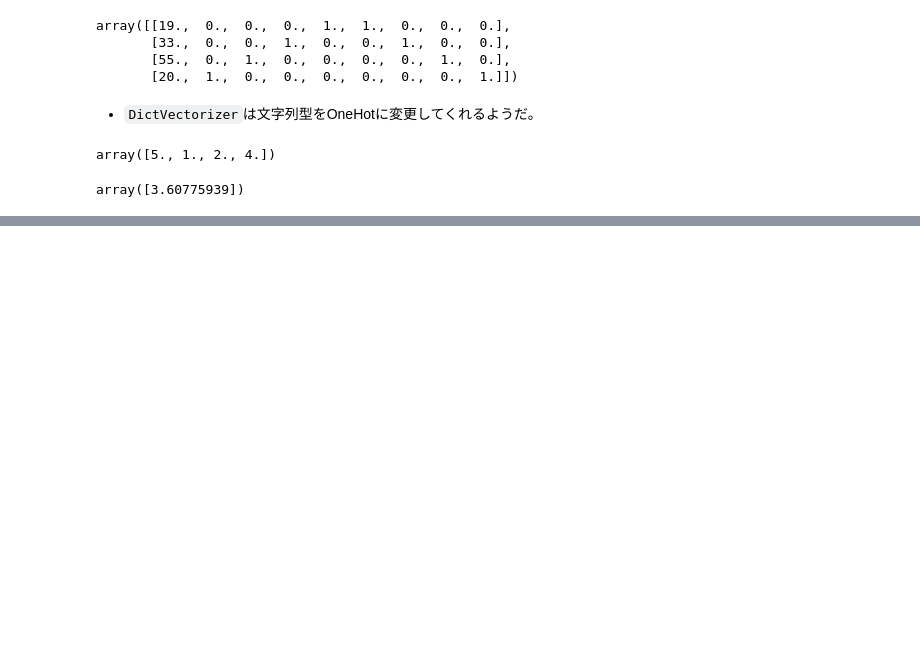
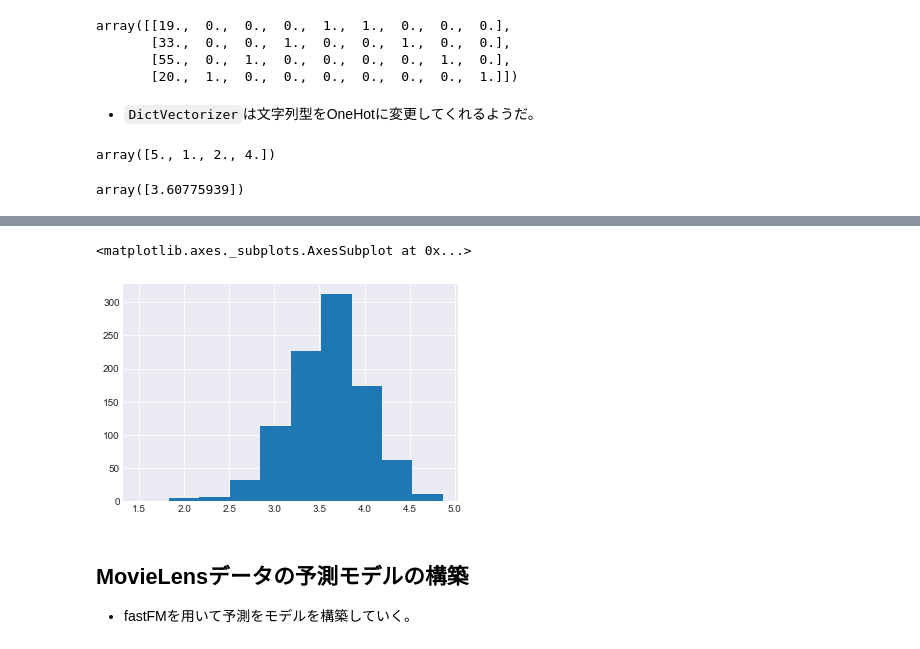
Before and after one commit to takitsuba/play_ml, a Jupyter notebook: recommendation/movie_recommendation.ipynb, the cells around one changed output, grey strips where cells are left out. Cells and saved outputs as stored; diff of their text form; code cells hidden in the pictures; blank space fills up the shorter version.

```diff
--- a/recommendation/movie_recommendation.ipynb
+++ b/recommendation/movie_recommendation.ipynb
@@ -56,0 +193,2 @@ array([3.60775939])
+# %%
+user_stats = lens.groupby("user_id").agg({"rating":[np.size,np.mean]})
@@ -56,0 +208,8 @@ array([3.60775939])
+# %%
+user_stats["rating"]["mean"].hist()
+# %% [output]
+<matplotlib.axes._subplots.AxesSubplot at 0x...>
+[figure, added]
+# %% [markdown]
+## MovieLensデータの予測モデルの構築
+* fastFMを用いて予測をモデルを構築していく。
```
Also changed, not shown: parts of 24 cells of this notebook, 1 other file.
